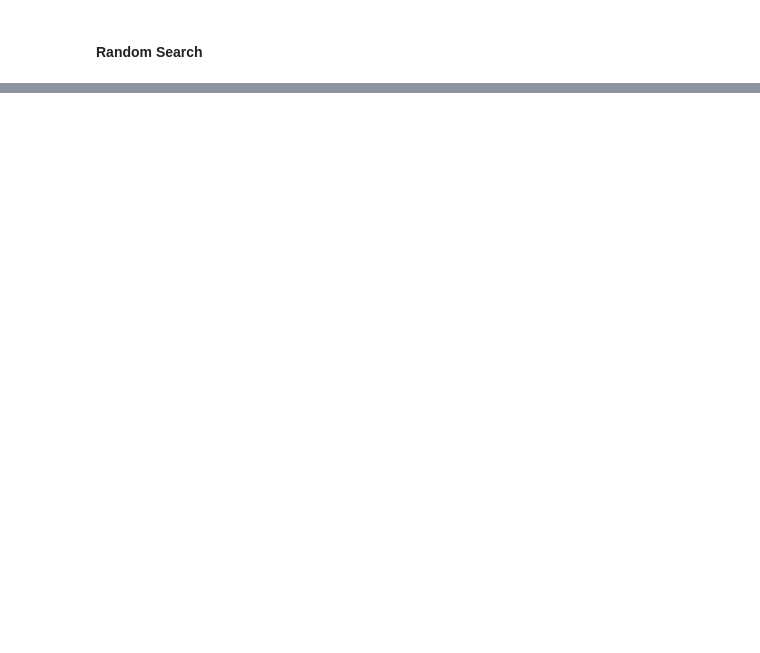
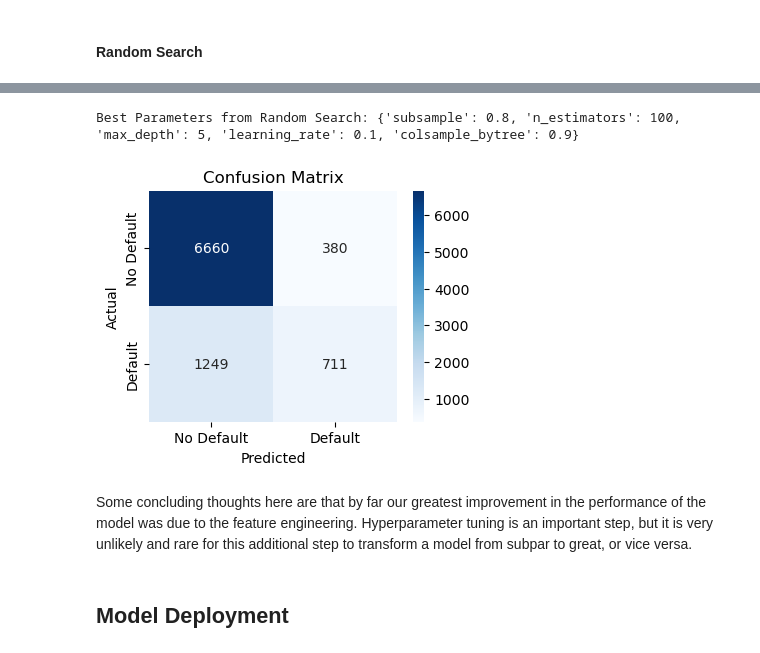
Before and after one commit to rbryant92/Copieux, a Jupyter notebook: supervised_learning_from_data_to_deployment.ipynb, the cells around one changed output, grey strips where cells are left out. Drawn from its saved outputs; the diff is of its cells as text; code cells hidden in the pictures; blank space fills up the shorter version.

```diff
--- a/supervised_learning_from_data_to_deployment.ipynb
+++ b/supervised_learning_from_data_to_deployment.ipynb
@@ -898,0 +1052,29 @@ plt.show()
+# %%
+# print evaluation metrics
+print("Best Parameters from Random Search:", random_search.best_params_)
+# %% [output]
+Best Parameters from Random Search: {'subsample': 0.8, 'n_estimators': 100, 'max_depth': 5, 'learning_rate': 0.1, 'colsample_bytree': 0.9}
+# %%
+# use the best estimator
+best_xgb_model = random_search.best_estimator_
+# %%
+# compute the predicted values
+y_pred_ht = best_xgb_model.predict(X_test)
+
+# evaluate model
+conf_matrix_xgb = confusion_matrix(y_test, y_pred_ht)
+
+plt.figure(figsize=(4, 3))
+sns.heatmap(conf_matrix_xgb, annot=True, fmt='d', cmap='Blues',
+            xticklabels=['No Default', 'Default'],
+            yticklabels=['No Default', 'Default'])
+plt.xlabel('Predicted')
+plt.ylabel('Actual')
+plt.title('Confusion Matrix')
+plt.show()
+# %% [output]
+[figure, added]
+# %% [markdown]
+Some concluding thoughts here are that by far our greatest improvement in the performance of the model was due to the feature engineering.  Hyperparameter tuning is an important step, but it is very unlikely and rare for this additional step to transform a model from subpar to great, or vice versa.
+# %% [markdown]
+## Model Deployment
```
Also changed, not shown: parts of 23 cells of this notebook, 1 other file.
